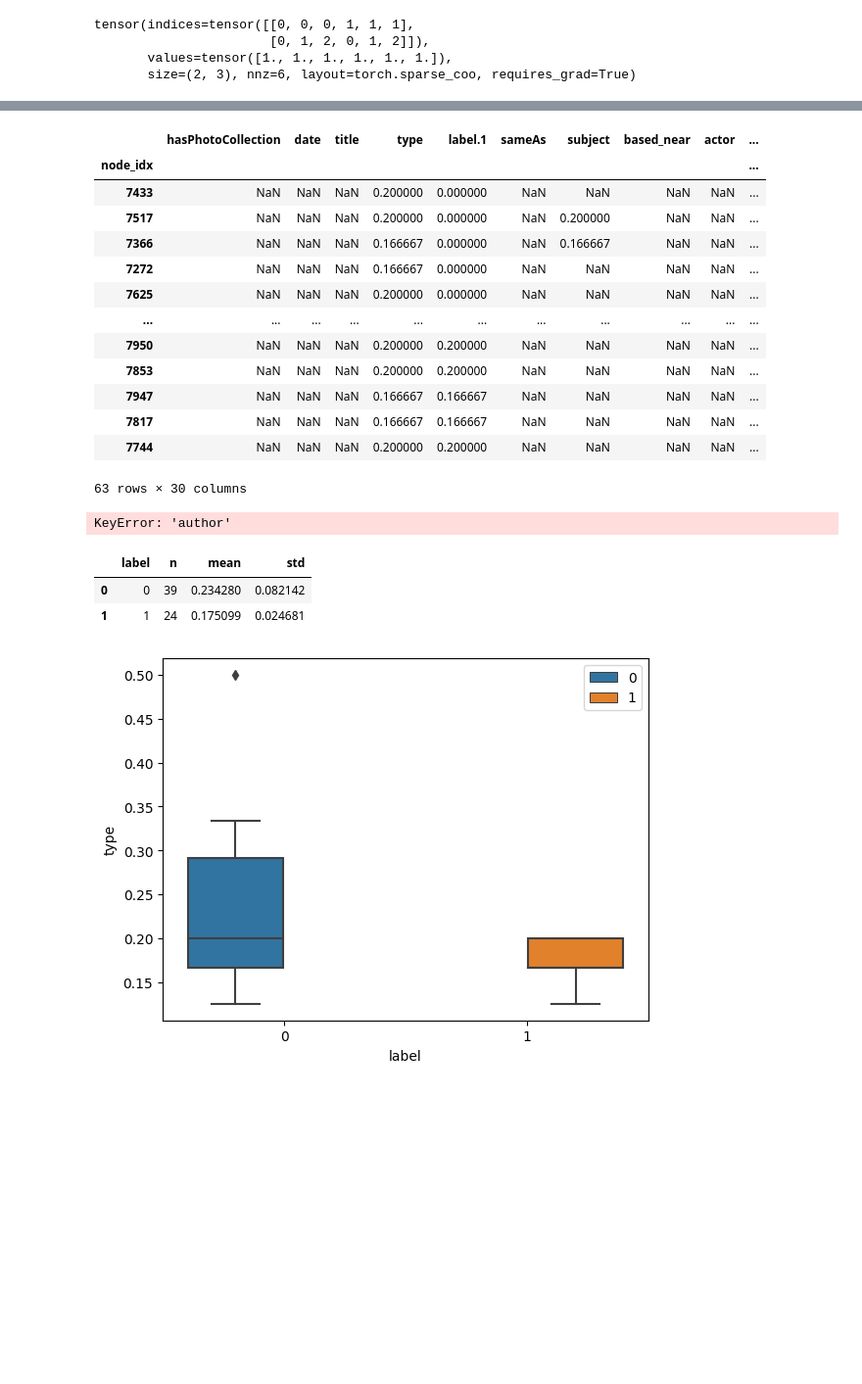
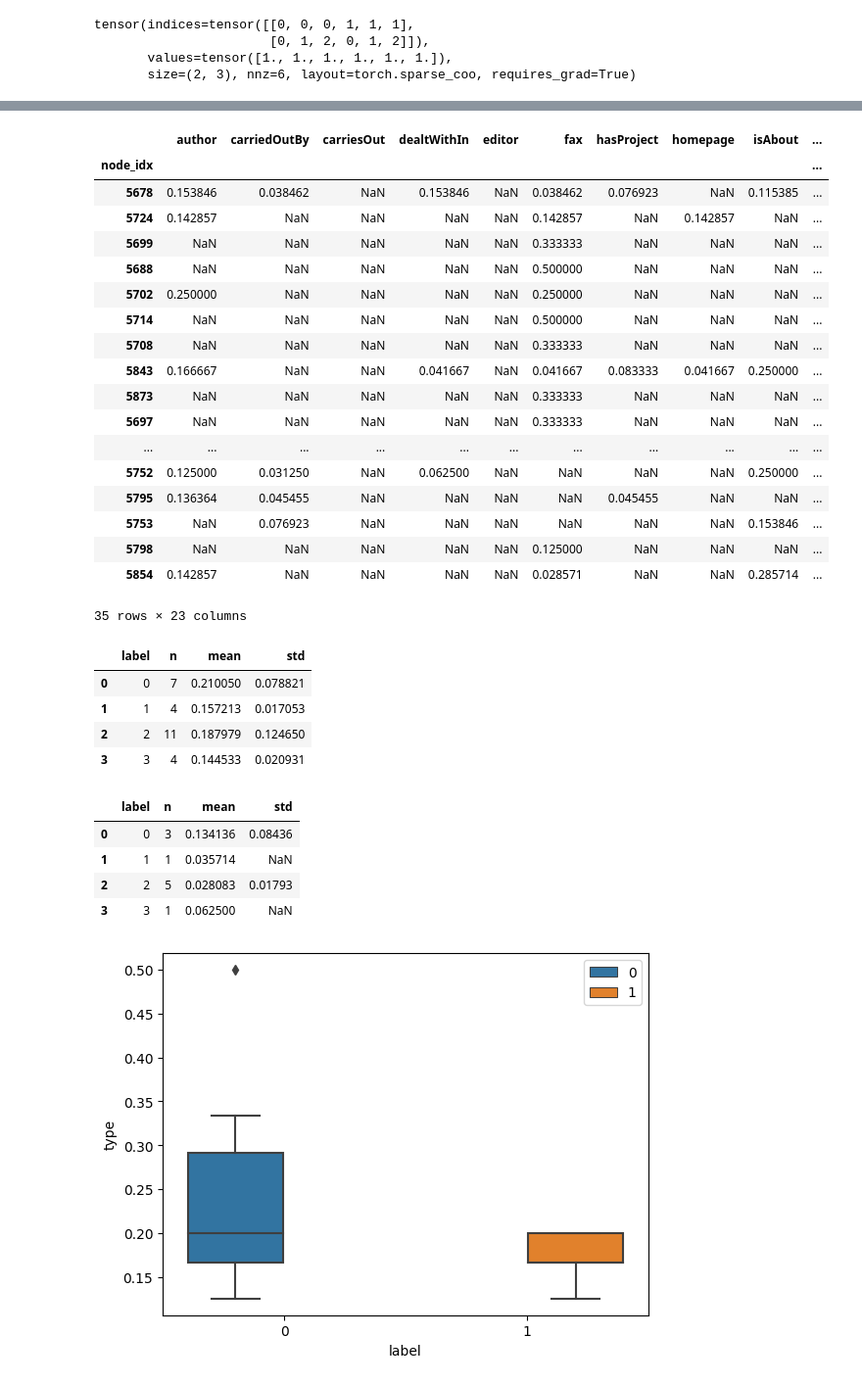
Before and after one commit to traopia/RGCN-Explainer, a Jupyter notebook: RGCN_stuff/statistical_analysis.ipynb, the cells around one changed output, grey strips where cells are left out. Shown at 98% size. Drawn from its saved outputs; the diff is of its cells as text; code cells hidden in the pictures; blank space fills up the shorter version.

```diff
--- a/RGCN_stuff/statistical_analysis.ipynb
+++ b/RGCN_stuff/statistical_analysis.ipynb
@@ -24,7 +24,7 @@ tensor(indices=tensor([[0, 0, 0, 1, 1, 1],
 # %%
 # Read in the data
 #df = pd.read_csv('results/Relations_Important_all.csv', sep=',')
-df = pd.read_csv('Relations_Important_all_IMDb_us_onegenre.csv', sep=',')
+df = pd.read_csv('/Users/macoftraopia/Documents/GitHub/RGCN-Explainer/RGCN_stuff/Relation_Importance_aifb/Relations_Important_all_aifb_1.csv', sep=',')
 df.set_index('node_idx', inplace=True)
 df['tot'] = df.sum(axis=1)
 gb = df.groupby('label')
@@ -94,36 +108,47 @@ df_rel['label'] = df['label']
 
 df_rel.dropna(axis=1, how='all')
 # %% [output]
-|  | hasPhotoCollection | date | title | type | label.1 | sameAs | subject | based_near | actor | ... |
+|  | author | carriedOutBy | carriesOut | dealtWithIn | editor | fax | hasProject | homepage | isAbout | ... |
 | node_idx |  |  |  |  |  |  |  |  |  | ... |
-| 7433 | NaN | NaN | NaN | 0.200000 | 0.000000 | NaN | NaN | NaN | NaN | ... |
-| 7517 | NaN | NaN | NaN | 0.200000 | 0.000000 | NaN | 0.200000 | NaN | NaN | ... |
-| 7366 | NaN | NaN | NaN | 0.166667 | 0.000000 | NaN | 0.166667 | NaN | NaN | ... |
-| 7272 | NaN | NaN | NaN | 0.166667 | 0.000000 | NaN | NaN | NaN | NaN | ... |
-| 7625 | NaN | NaN | NaN | 0.200000 | 0.000000 | NaN | NaN | NaN | NaN | ... |
+| 5678 | 0.153846 | 0.038462 | NaN | 0.153846 | NaN | 0.038462 | 0.076923 | NaN | 0.115385 | ... |
+| 5724 | 0.142857 | NaN | NaN | NaN | NaN | 0.142857 | NaN | 0.142857 | NaN | ... |
+| 5699 | NaN | NaN | NaN | NaN | NaN | 0.333333 | NaN | NaN | NaN | ... |
+| 5688 | NaN | NaN | NaN | NaN | NaN | 0.500000 | NaN | NaN | NaN | ... |
+| 5702 | 0.250000 | NaN | NaN | NaN | NaN | 0.250000 | NaN | NaN | NaN | ... |
+| 5714 | NaN | NaN | NaN | NaN | NaN | 0.500000 | NaN | NaN | NaN | ... |
+| 5708 | NaN | NaN | NaN | NaN | NaN | 0.333333 | NaN | NaN | NaN | ... |
+| 5843 | 0.166667 | NaN | NaN | 0.041667 | NaN | 0.041667 | 0.083333 | 0.041667 | 0.250000 | ... |
+| 5873 | NaN | NaN | NaN | NaN | NaN | 0.333333 | NaN | NaN | NaN | ... |
+| 5697 | NaN | NaN | NaN | NaN | NaN | 0.333333 | NaN | NaN | NaN | ... |
 | ... | ... | ... | ... | ... | ... | ... | ... | ... | ... | ... |
-| 7950 | NaN | NaN | NaN | 0.200000 | 0.200000 | NaN | NaN | NaN | NaN | ... |
-| 7853 | NaN | NaN | NaN | 0.200000 | 0.200000 | NaN | NaN | NaN | NaN | ... |
-| 7947 | NaN | NaN | NaN | 0.166667 | 0.166667 | NaN | NaN | NaN | NaN | ... |
-| 7817 | NaN | NaN | NaN | 0.166667 | 0.166667 | NaN | NaN | NaN | NaN | ... |
-| 7744 | NaN | NaN | NaN | 0.200000 | 0.200000 | NaN | NaN | NaN | NaN | ... |
+| 5752 | 0.125000 | 0.031250 | NaN | 0.062500 | NaN | NaN | NaN | NaN | 0.250000 | ... |
+| 5795 | 0.136364 | 0.045455 | NaN | NaN | NaN | NaN | 0.045455 | NaN | NaN | ... |
+| 5753 | NaN | 0.076923 | NaN | NaN | NaN | NaN | NaN | NaN | 0.153846 | ... |
+| 5798 | NaN | NaN | NaN | NaN | NaN | 0.125000 | NaN | NaN | NaN | ... |
+| 5854 | 0.142857 | NaN | NaN | NaN | NaN | 0.028571 | NaN | NaN | 0.285714 | ... |
-63 rows × 30 columns
+35 rows × 23 columns
 # %%
 from dfply import *
 # summary statistics for dependent variable AUTHOR
 df_rel >> group_by(X.label) >> summarize(n=X['author'].count(), mean=X['author'].mean(), std=X['author'].std())
 # output
 # %% [output]
-KeyError: 'author'
+|  | label | n | mean | std |
+| 0 | 0 | 7 | 0.210050 | 0.078821 |
+| 1 | 1 | 4 | 0.157213 | 0.017053 |
+| 2 | 2 | 11 | 0.187979 | 0.124650 |
+| 3 | 3 | 4 | 0.144533 | 0.020931 |
 # %%
 from dfply import *
 # summary statistics for dependent variable AUTHOR
-df_rel >> group_by(X.label) >> summarize(n=X['type'].count(), mean=X['type'].mean(), std=X['type'].std())
+df_rel >> group_by(X.label) >> summarize(n=X['dealtWithIn'].count(), mean=X['dealtWithIn'].mean(), std=X['dealtWithIn'].std())
 # output
 # %% [output]
 |  | label | n | mean | std |
-| 0 | 0 | 39 | 0.234280 | 0.082142 |
-| 1 | 1 | 24 | 0.175099 | 0.024681 |
+| 0 | 0 | 3 | 0.134136 | 0.08436 |
+| 1 | 1 | 1 | 0.035714 | NaN |
+| 2 | 2 | 5 | 0.028083 | 0.01793 |
+| 3 | 3 | 1 | 0.062500 | NaN |
 # %%
 import seaborn as sns
 import matplotlib.pyplot as plt
```
Also changed, not shown: parts of 3 cells of this notebook, 11 other files.
